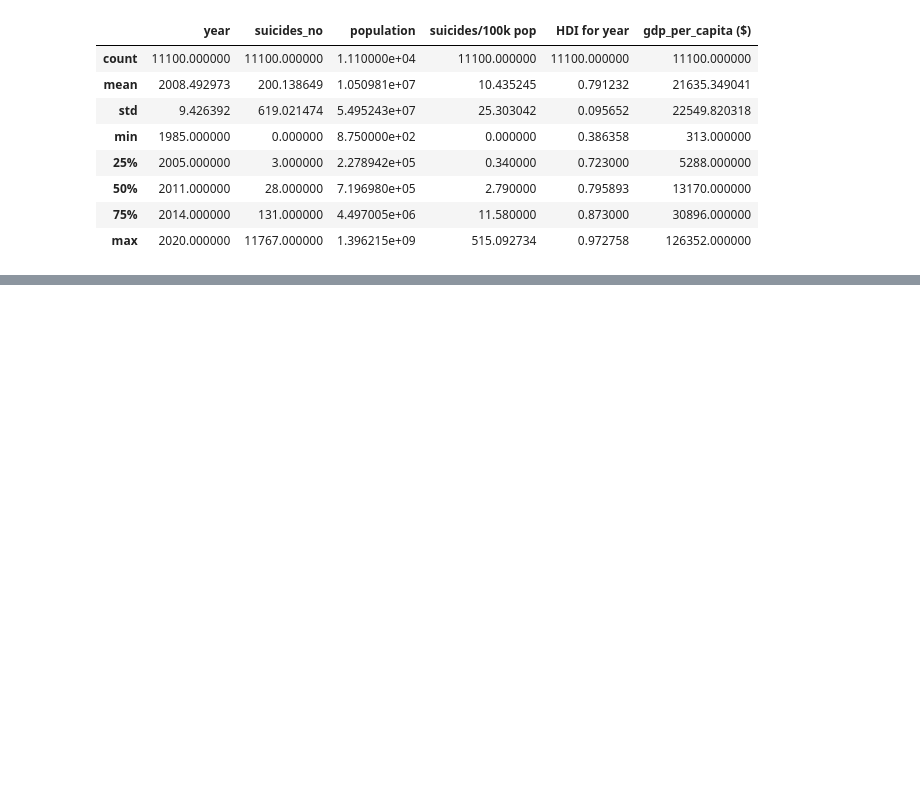
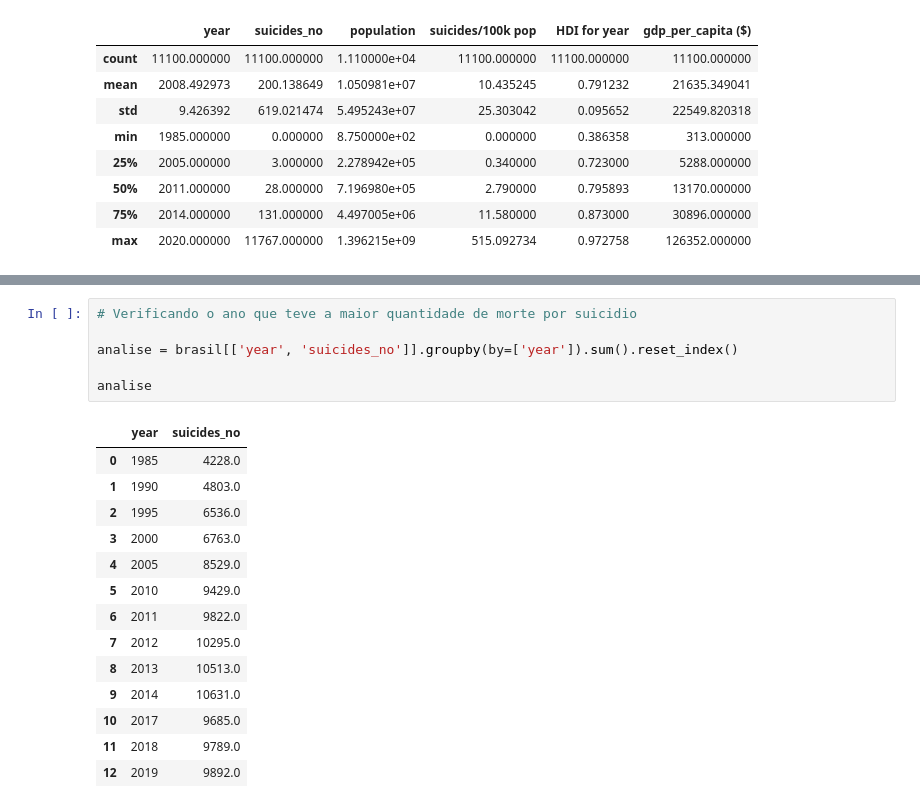
Before and after one commit to vitorhssouza/-Suicide-Rate-Project, a Jupyter notebook: taxa_suicidio.ipynb, the cells around one changed output, grey strips where cells are left out. Drawn from its saved outputs; the diff is of its cells as text; blank space fills up the shorter version.

```diff
--- a/taxa_suicidio.ipynb
+++ b/taxa_suicidio.ipynb
@@ -74,0 +140,21 @@ base_dados.describe()
+# %%
+# Verificando o ano que teve a maior quantidade de morte por suicidio
+
+analise = brasil[['year', 'suicides_no']].groupby(by=['year']).sum().reset_index()
+
+analise
+# %% [output]
+|  | year | suicides_no |
+| 0 | 1985 | 4228.0 |
+| 1 | 1990 | 4803.0 |
+| 2 | 1995 | 6536.0 |
+| 3 | 2000 | 6763.0 |
+| 4 | 2005 | 8529.0 |
+| 5 | 2010 | 9429.0 |
+| 6 | 2011 | 9822.0 |
+| 7 | 2012 | 10295.0 |
+| 8 | 2013 | 10513.0 |
+| 9 | 2014 | 10631.0 |
+| 10 | 2017 | 9685.0 |
+| 11 | 2018 | 9789.0 |
+| 12 | 2019 | 9892.0 |
```
Also changed, not shown: parts of 8 cells of this notebook.
